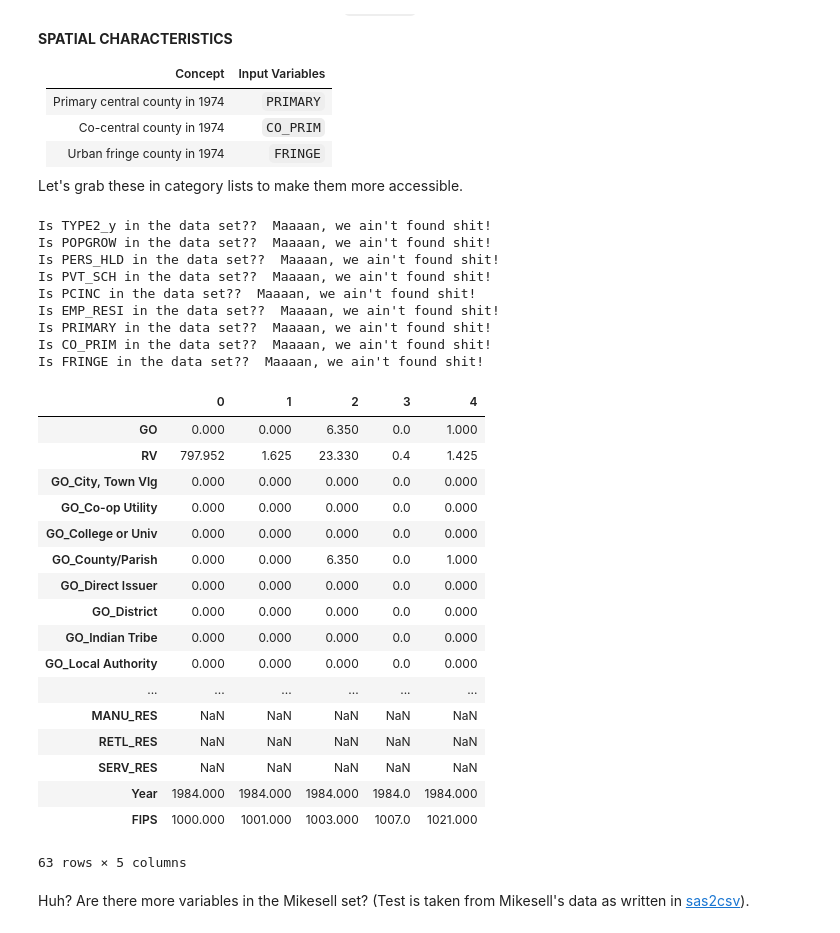
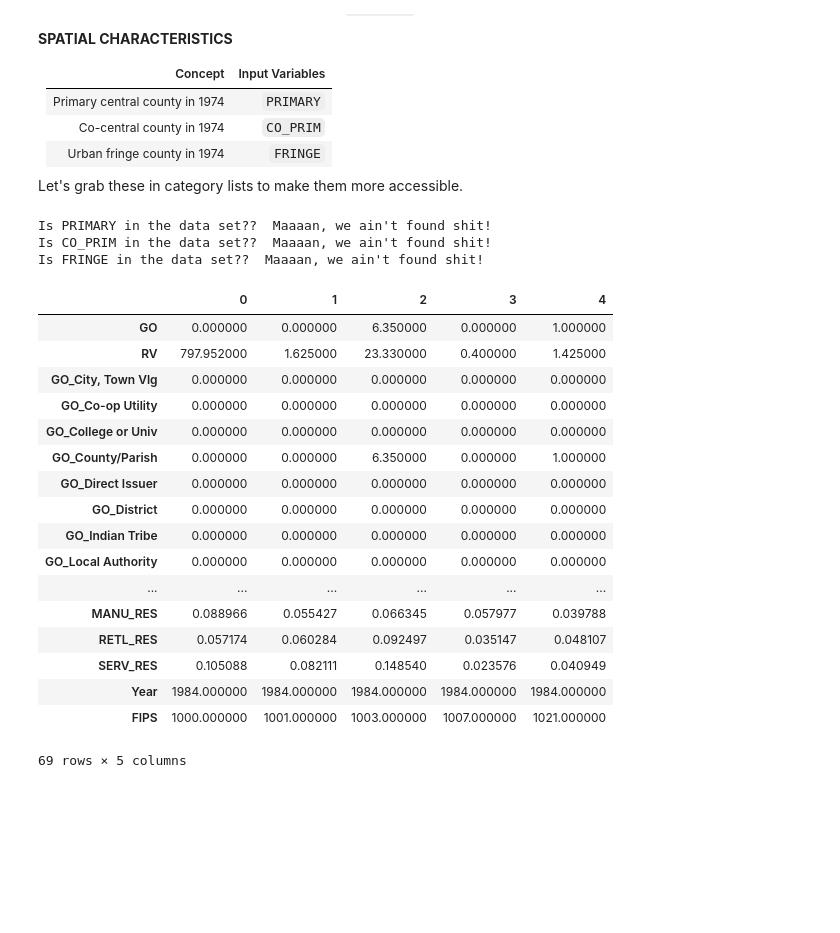
Before and after one commit to choct155/TELs_debt, a Jupyter notebook: code/Debt_on_TEL.ipynb, the cells around one changed output. Drawn from its saved outputs; the diff is of its cells as text; code cells hidden in the pictures; blank space fills up the shorter version.

```diff
--- a/code/Debt_on_TEL.ipynb
+++ b/code/Debt_on_TEL.ipynb
@@ -137,56 +141,48 @@ go_vars={'iss':['GO_'+var for var in issuers],
 rv_vars={'iss':['RV_'+var for var in issuers],
          'pur':['RV_'+var for var in purposes]}
 
 #Capture independnet vars
-tel_vars={'types':['TYPE1','TYPE2','TYPE2_y'],
+tel_vars={'types':['TYPE1','TYPE2','TYPE2_Y'],
           'either':['LIMITS','BOTH'],
           'hi_res':['RATE_L','ASMT_L','GP_LMT','SC_LMT']}
 supply_vars=['RESPOP','DENSITY','POPGROWTH','HSLD_PERS','PRE1940']
 demand_vars=['PYOUNG','PVT_SCH','POP65','PC_INC','POVERTY','PC_SSI','DIVERSITY']
 economic_vars=['EMP_RES','MANU_RES','RETL_RES','SERV_RES']
 spatial_vars=['PRIMARY','CO_PRIM','FRINGE']
 
 #Capture all modeling variables in a single list
 mod_vars=debt_vars+go_vars['iss']+go_vars['pur']+rv_vars['iss']+rv_vars['pur']+tel_vars['types']+\
          tel_vars['either']+tel_vars['hi_res']+supply_vars+demand_vars+economic_vars+spatial_vars
 
 #For each model variable...
 for var in mod_vars:
     #...tell me if it's not in the set
     if var not in data_in.columns:
         print "Is "+var+" in the data set??  Maaaan, we ain't found shit!"
 
 #Capture model subset
 data=data_in[[var for var in mod_vars if var in data_in.columns]+['Year','FIPS']]
 
 data.head().T
 # %% [output]
-Is TYPE2_y in the data set??  Maaaan, we ain't found shit!
-Is POPGROW in the data set??  Maaaan, we ain't found shit!
-Is PERS_HLD in the data set??  Maaaan, we ain't found shit!
-Is PVT_SCH in the data set??  Maaaan, we ain't found shit!
-Is PCINC in the data set??  Maaaan, we ain't found shit!
-Is EMP_RESI in the data set??  Maaaan, we ain't found shit!
 Is PRIMARY in the data set??  Maaaan, we ain't found shit!
 Is CO_PRIM in the data set??  Maaaan, we ain't found shit!
 Is FRINGE in the data set??  Maaaan, we ain't found shit!
 |  | 0 | 1 | 2 | 3 | 4 |
-| GO | 0.000 | 0.000 | 6.350 | 0.0 | 1.000 |
-| RV | 797.952 | 1.625 | 23.330 | 0.4 | 1.425 |
-| GO_City, Town Vlg | 0.000 | 0.000 | 0.000 | 0.0 | 0.000 |
-| GO_Co-op Utility | 0.000 | 0.000 | 0.000 | 0.0 | 0.000 |
-| GO_College or Univ | 0.000 | 0.000 | 0.000 | 0.0 | 0.000 |
-| GO_County/Parish | 0.000 | 0.000 | 6.350 | 0.0 | 1.000 |
-| GO_Direct Issuer | 0.000 | 0.000 | 0.000 | 0.0 | 0.000 |
-| GO_District | 0.000 | 0.000 | 0.000 | 0.0 | 0.000 |
-| GO_Indian Tribe | 0.000 | 0.000 | 0.000 | 0.0 | 0.000 |
-| GO_Local Authority | 0.000 | 0.000 | 0.000 | 0.0 | 0.000 |
+| GO | 0.000000 | 0.000000 | 6.350000 | 0.000000 | 1.000000 |
+| RV | 797.952000 | 1.625000 | 23.330000 | 0.400000 | 1.425000 |
+| GO_City, Town Vlg | 0.000000 | 0.000000 | 0.000000 | 0.000000 | 0.000000 |
+| GO_Co-op Utility | 0.000000 | 0.000000 | 0.000000 | 0.000000 | 0.000000 |
+| GO_College or Univ | 0.000000 | 0.000000 | 0.000000 | 0.000000 | 0.000000 |
+| GO_County/Parish | 0.000000 | 0.000000 | 6.350000 | 0.000000 | 1.000000 |
+| GO_Direct Issuer | 0.000000 | 0.000000 | 0.000000 | 0.000000 | 0.000000 |
+| GO_District | 0.000000 | 0.000000 | 0.000000 | 0.000000 | 0.000000 |
+| GO_Indian Tribe | 0.000000 | 0.000000 | 0.000000 | 0.000000 | 0.000000 |
+| GO_Local Authority | 0.000000 | 0.000000 | 0.000000 | 0.000000 | 0.000000 |
 | ... | ... | ... | ... | ... | ... |
-| MANU_RES | NaN | NaN | NaN | NaN | NaN |
-| RETL_RES | NaN | NaN | NaN | NaN | NaN |
-| SERV_RES | NaN | NaN | NaN | NaN | NaN |
-| Year | 1984.000 | 1984.000 | 1984.000 | 1984.0 | 1984.000 |
-| FIPS | 1000.000 | 1001.000 | 1003.000 | 1007.0 | 1021.000 |
+| MANU_RES | 0.088966 | 0.055427 | 0.066345 | 0.057977 | 0.039788 |
+| RETL_RES | 0.057174 | 0.060284 | 0.092497 | 0.035147 | 0.048107 |
+| SERV_RES | 0.105088 | 0.082111 | 0.148540 | 0.023576 | 0.040949 |
+| Year | 1984.000000 | 1984.000000 | 1984.000000 | 1984.000000 | 1984.000000 |
+| FIPS | 1000.000000 | 1001.000000 | 1003.000000 | 1007.000000 | 1021.000000 |
-63 rows × 5 columns
+69 rows × 5 columns
-# %% [markdown]
-Huh?  Are there more variables in the Mikesell set?  (Test is taken from Mikesell's data as written in [sas2csv](https://github.com/choct155/TELs_debt/blob/master/code/sas2csv.ipynb)).
```
Also changed, not shown: parts of 12 cells of this notebook.
